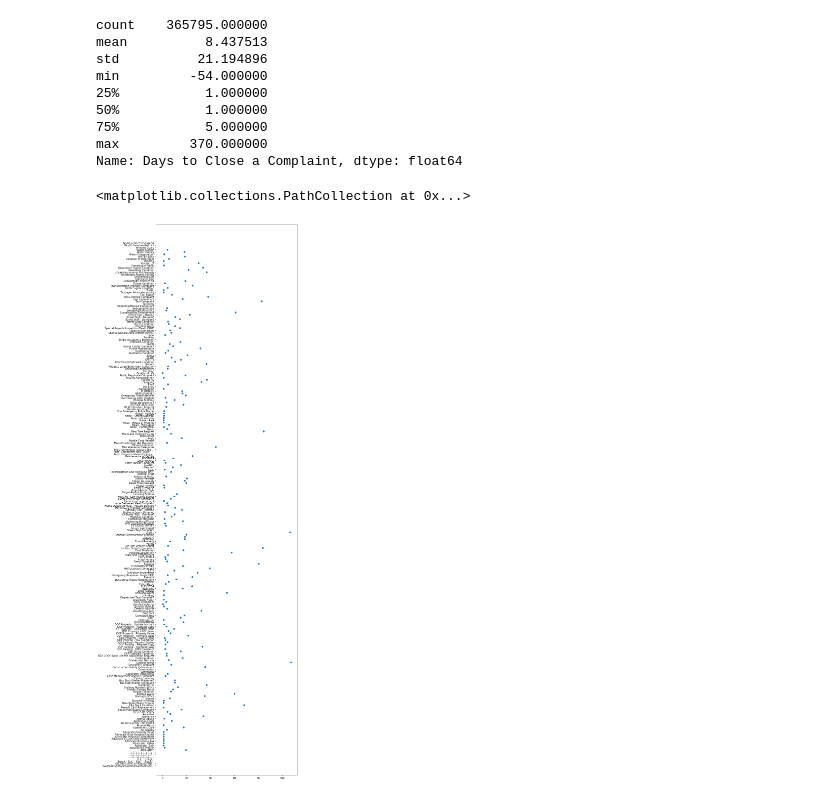
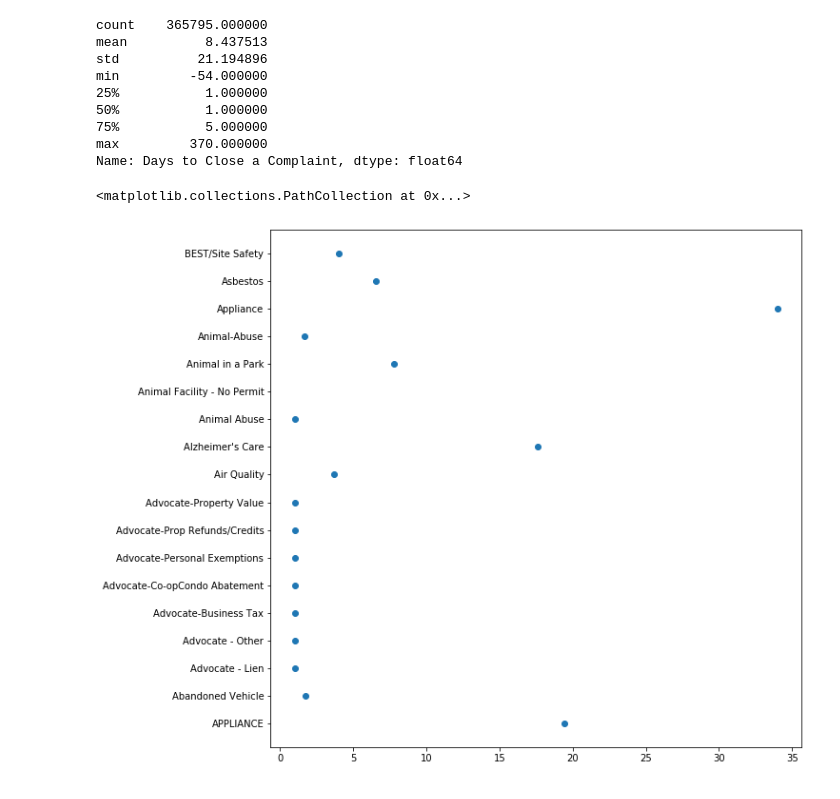
Before and after one commit to Fairfield-University-BA505/final-project-fa2019-international-dt, a Jupyter notebook: Faris.ipynb, the cells around one changed output. Drawn from its saved outputs; the diff is of its cells as text; code cells hidden in the pictures.

```diff
--- a/Faris.ipynb
+++ b/Faris.ipynb
@@ -47,3 +49,8 @@ just_open                         datetime64[ns]
 day of the week Open                      object
 day of the week close                     object
 dtype: object
+# %%
+df['Month_open'] = df['just_open'].dt.month
+# %%
+import calendar #https://stackoverflow.com/questions/37625334/python-pandas-convert-month-int-to-month-name
+df['Month_open'] = df['Month_open'].apply(lambda x: calendar.month_abbr[x])
@@ -131,9 +148,9 @@ Name: Days to Close a Complaint, dtype: float64
 # %%
 import matplotlib.pyplot as plt
 
-bill_vs_size = df['Days to Close a Complaint' ].groupby(df['Complaint Type' ]).mean()
-plt.figure(figsize=(10, 40))
-plt.scatter(bill_vs_size, bill_vs_size.index)
+plt_scatter = df['Days to Close a Complaint' ].groupby(df['Complaint Type' ]).mean().head(25)
+plt.figure(figsize=(10, 10))
+plt.scatter(plt_scatter, plt_scatter.index)
 # %% [output]
 <matplotlib.collections.PathCollection at 0x...>
-[figure, old version]
+[figure, new version]
```
Also changed, not shown: parts of 20 cells of this notebook.
